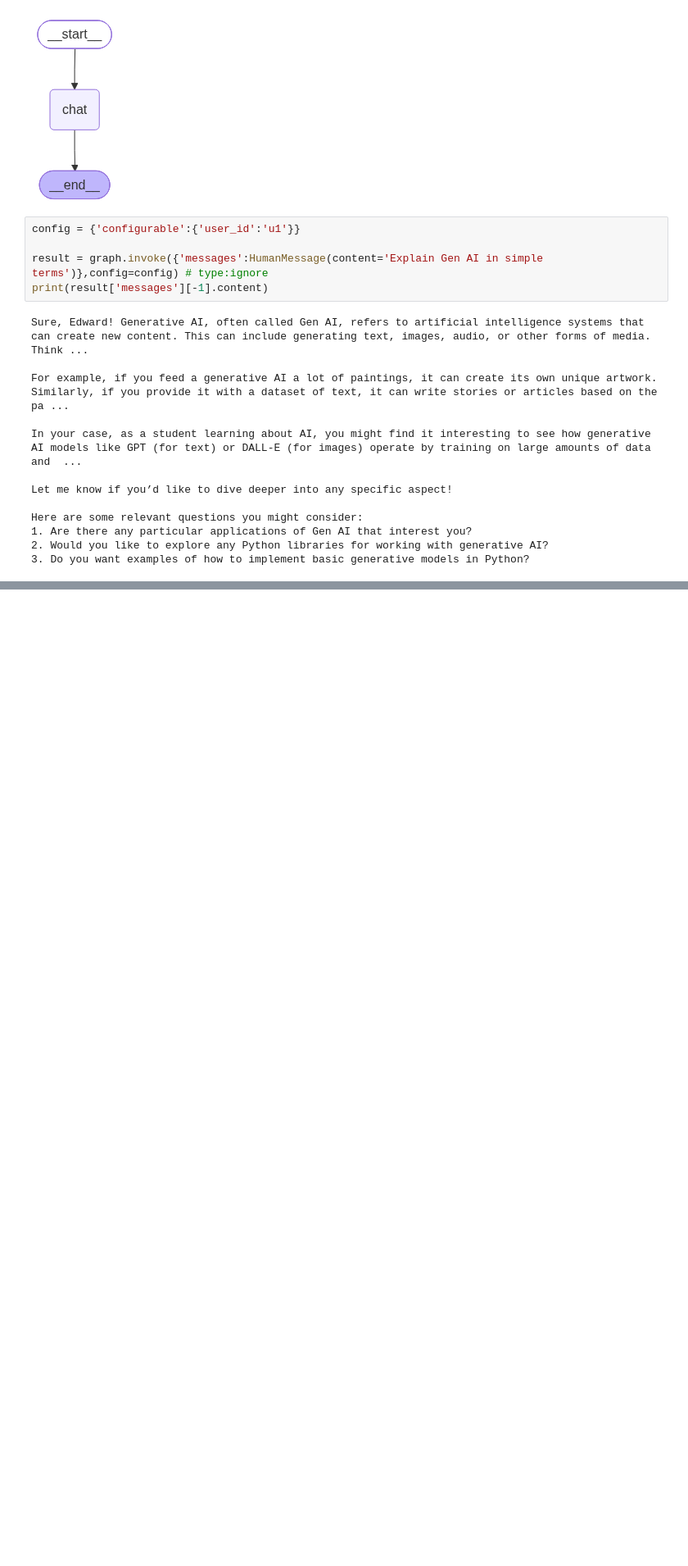
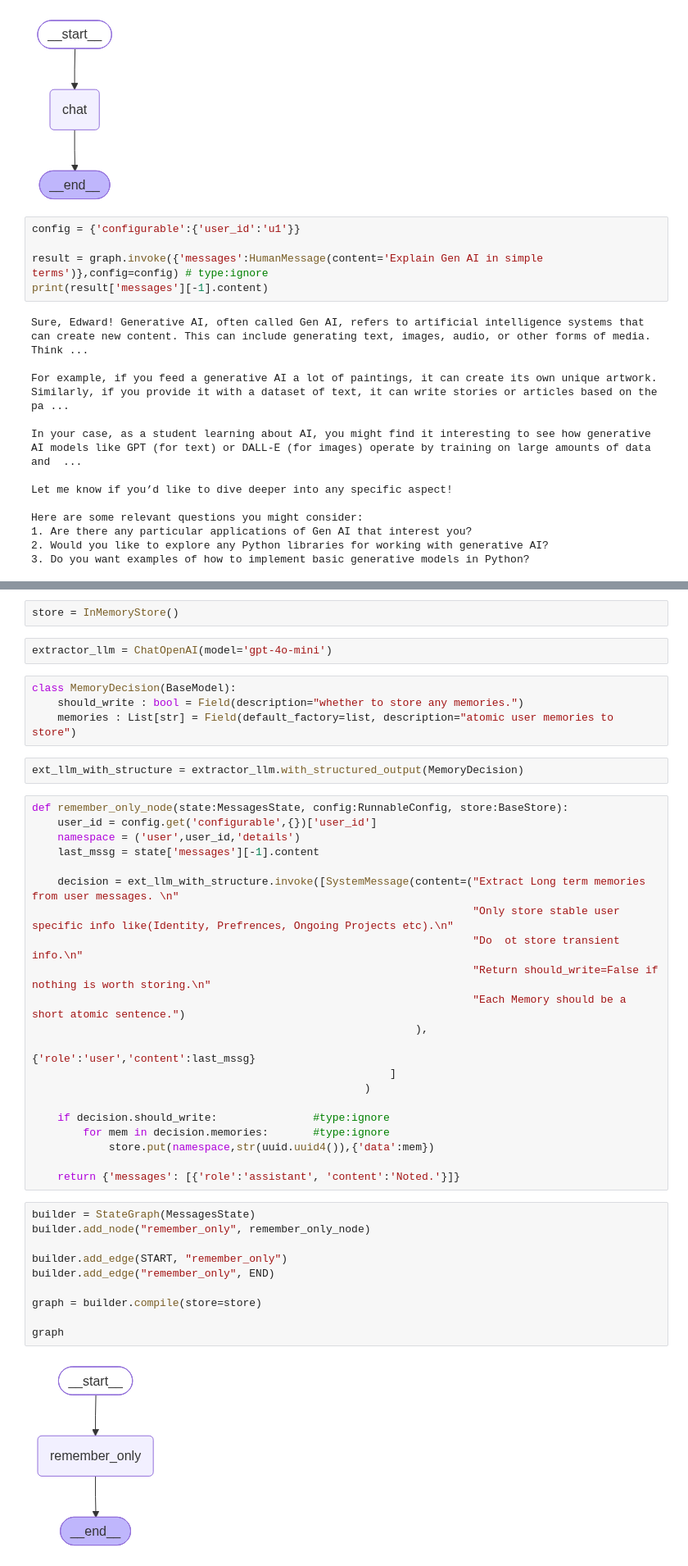
Before and after one commit to computerscistudent/Lang_Graph_Concepts, a Jupyter notebook: LTM/ltm_implementations.ipynb, the cells around one changed output, grey strips where cells are left out. Shown at 82% size. Saved outputs shown, nothing was run; the diff lists cells and outputs as text; blank space fills up the shorter version.

Commit message:
Working on LTM2 And implementing it on ChatBot

```diff
--- a/LTM/ltm_implementations.ipynb
+++ b/LTM/ltm_implementations.ipynb
@@ -98,0 +116,43 @@ Here are some relevant questions you might consider:
+# %%
+store = InMemoryStore()
+# %%
+extractor_llm = ChatOpenAI(model='gpt-4o-mini')
+# %%
+class MemoryDecision(BaseModel):
+    should_write : bool = Field(description="whether to store any memories.")
+    memories : List[str] = Field(default_factory=list, description="atomic user memories to store")
+# %%
+ext_llm_with_structure = extractor_llm.with_structured_output(MemoryDecision)
+# %%
+def remember_only_node(state:MessagesState, config:RunnableConfig, store:BaseStore):
+    user_id = config.get('configurable',{})['user_id']
+    namespace = ('user',user_id,'details')
+    last_mssg = state['messages'][-1].content
+
+    decision = ext_llm_with_structure.invoke([SystemMessage(content=("Extract Long term memories from user messages. \n"
+                                                                     "Only store stable user specific info like(Identity, Prefrences, Ongoing Projects etc).\n"
+                                                                     "Do  ot store transient info.\n"
+                                                                     "Return should_write=False if nothing is worth storing.\n"
+                                                                     "Each Memory should be a short atomic sentence.")
+                                                            ),
+                                                                     {'role':'user','content':last_mssg}
+                                                        ]
+                                                    )
+
+    if decision.should_write:               #type:ignore
+        for mem in decision.memories:       #type:ignore
+            store.put(namespace,str(uuid.uuid4()),{'data':mem})
+
+    return {'messages': [{'role':'assistant', 'content':'Noted.'}]}
+# %%
+builder = StateGraph(MessagesState)
+builder.add_node("remember_only", remember_only_node)
+
+builder.add_edge(START, "remember_only")
+builder.add_edge("remember_only", END)
+
+graph = builder.compile(store=store)
+
+graph
+# %% [output]
+[figure, added]
```
Also changed, not shown: parts of 19 cells of this notebook, 6 other files.
